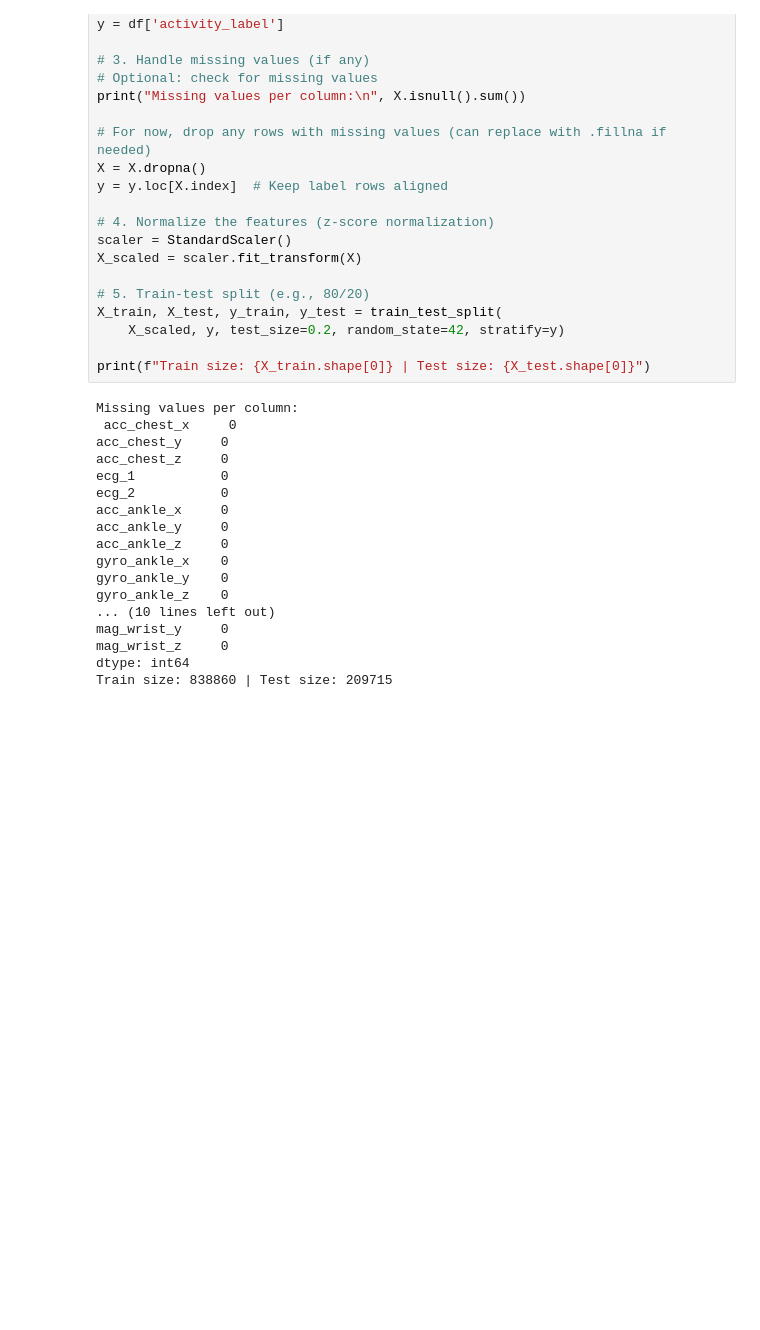
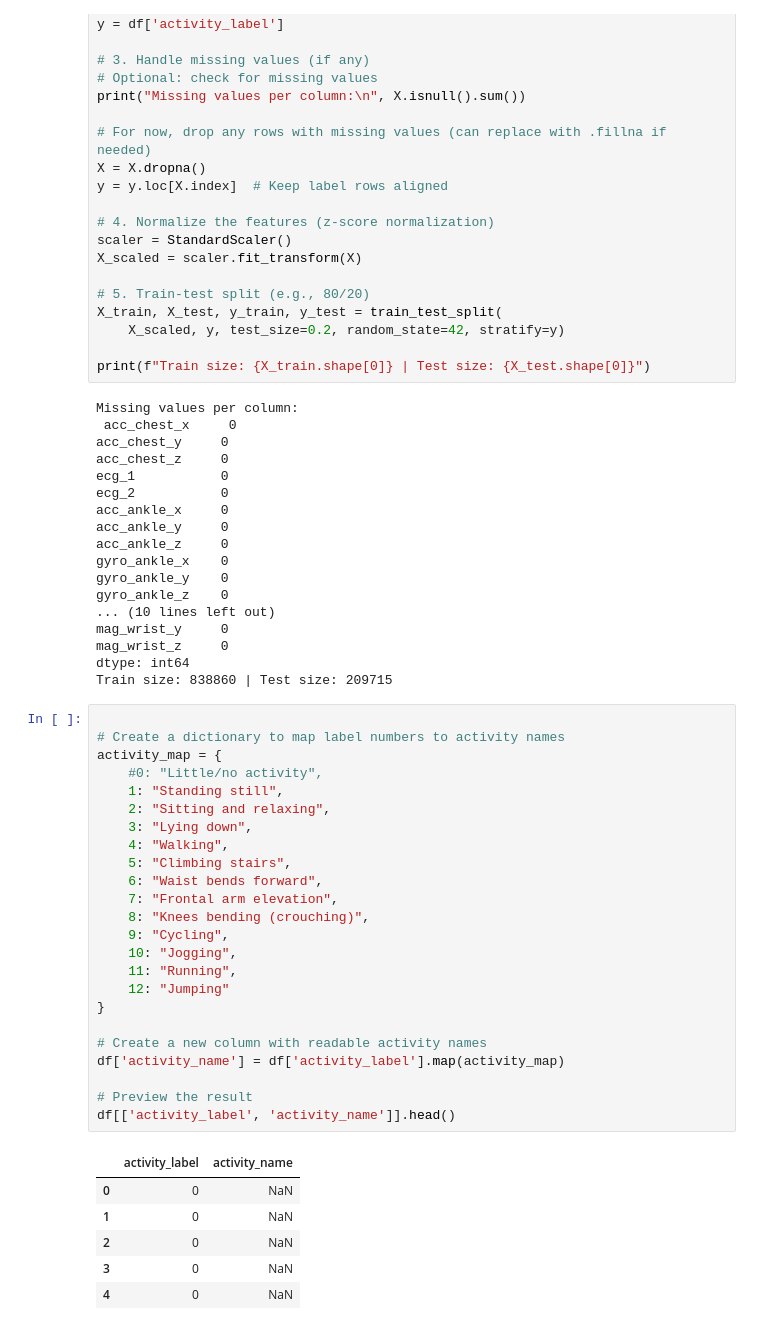
Before and after one commit to ray021207/Comparative-Study-of-Approaches-for-Injury-Risk-Prediction-in-Athletes, a Jupyter notebook: code.ipynb, the cells around one changed output. Cells and saved outputs as stored; diff of their text form; blank space fills up the shorter version.

```diff
--- a/code.ipynb
+++ b/code.ipynb
@@ -47,3 +47,34 @@ mag_wrist_y     0
 mag_wrist_z     0
 dtype: int64
 Train size: 838860 | Test size: 209715
+# %%
+
+# Create a dictionary to map label numbers to activity names
+activity_map = {
+    #0: "Little/no activity",
+    1: "Standing still",
+    2: "Sitting and relaxing",
+    3: "Lying down",
+    4: "Walking",
+    5: "Climbing stairs",
+    6: "Waist bends forward",
+    7: "Frontal arm elevation",
+    8: "Knees bending (crouching)",
+    9: "Cycling",
+    10: "Jogging",
+    11: "Running",
+    12: "Jumping"
+}
+
+# Create a new column with readable activity names
+df['activity_name'] = df['activity_label'].map(activity_map)
+
+# Preview the result
+df[['activity_label', 'activity_name']].head()
+# %% [output]
+|  | activity_label | activity_name |
+| 0 | 0 | NaN |
+| 1 | 0 | NaN |
+| 2 | 0 | NaN |
+| 3 | 0 | NaN |
+| 4 | 0 | NaN |
```
Also changed, not shown: parts of 1 cell of this notebook.
